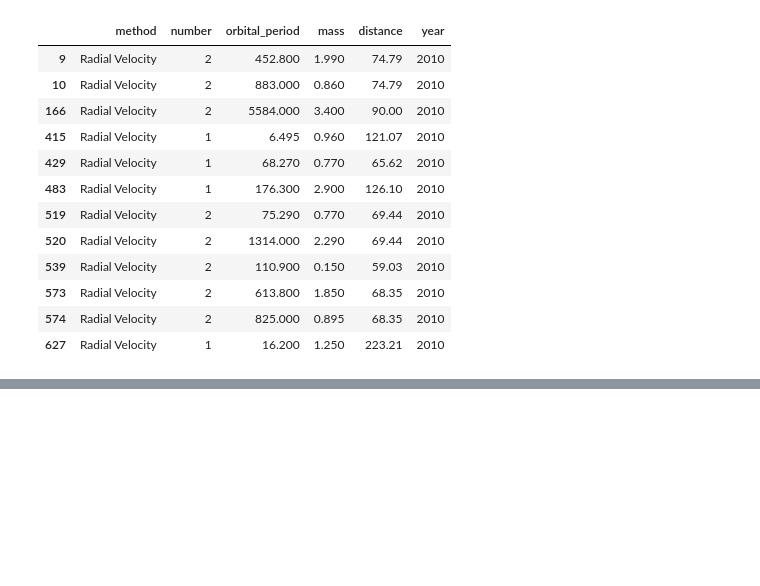
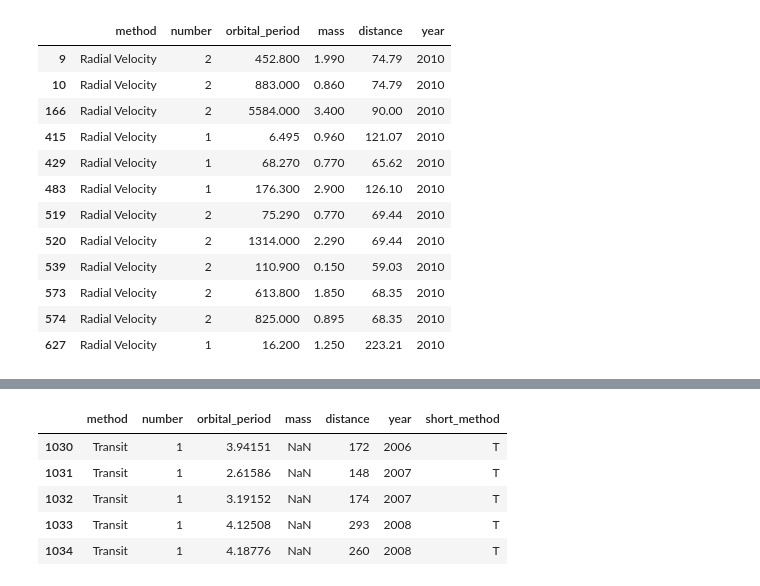
Before and after one commit to swami-gait/Foundations_of_datascience, a Jupyter notebook: FDS_W09-200625-045816.ipynb, the cells around one changed output, grey strips where cells are left out. Saved outputs shown, nothing was run; the diff lists cells and outputs as text; code cells hidden in the pictures; blank space fills up the shorter version.

```diff
--- a/FDS_W09-200625-045816.ipynb
+++ b/FDS_W09-200625-045816.ipynb
@@ -1043,0 +1075,16 @@ df[(df['year']==2010) & (df['distance']>59)]
+# %%
+def short_name_fun(s):
+    return short_names.get(s,s)
+# %%
+df['short_method']= df['method'].apply(short_name_fun)
+# %%
+df.drop('short_name',axis=1,inplace=True)
+# %%
+df.tail()
+# %% [output]
+|  | method | number | orbital_period | mass | distance | year | short_method |
+| 1030 | Transit | 1 | 3.94151 | NaN | 172 | 2006 | T |
+| 1031 | Transit | 1 | 2.61586 | NaN | 148 | 2007 | T |
+| 1032 | Transit | 1 | 3.19152 | NaN | 174 | 2007 | T |
+| 1033 | Transit | 1 | 4.12508 | NaN | 293 | 2008 | T |
+| 1034 | Transit | 1 | 4.18776 | NaN | 260 | 2008 | T |
```
Also changed, not shown: parts of 8 cells of this notebook.
